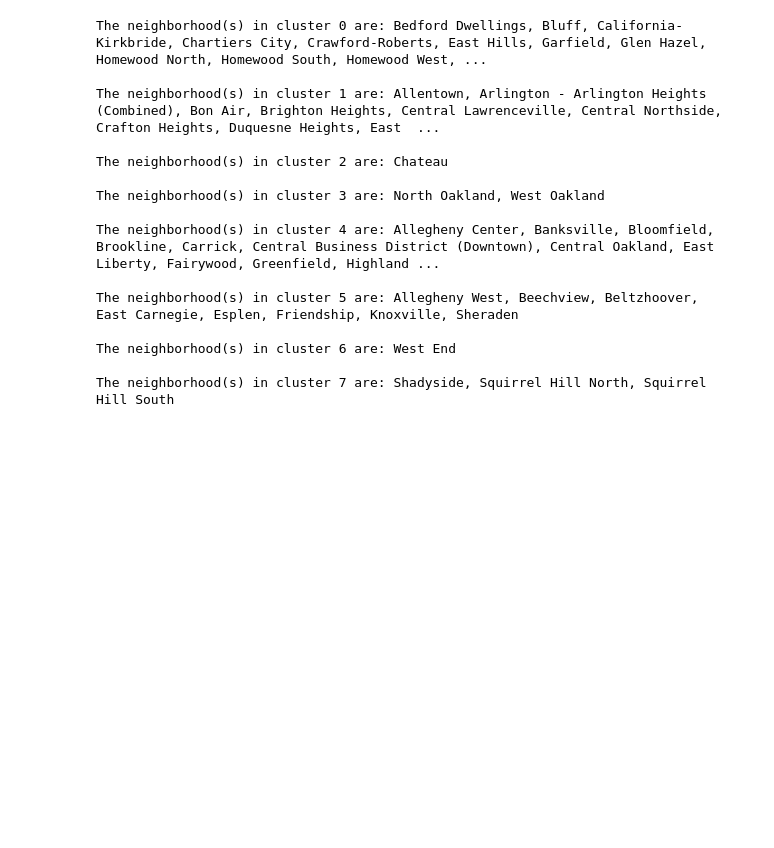
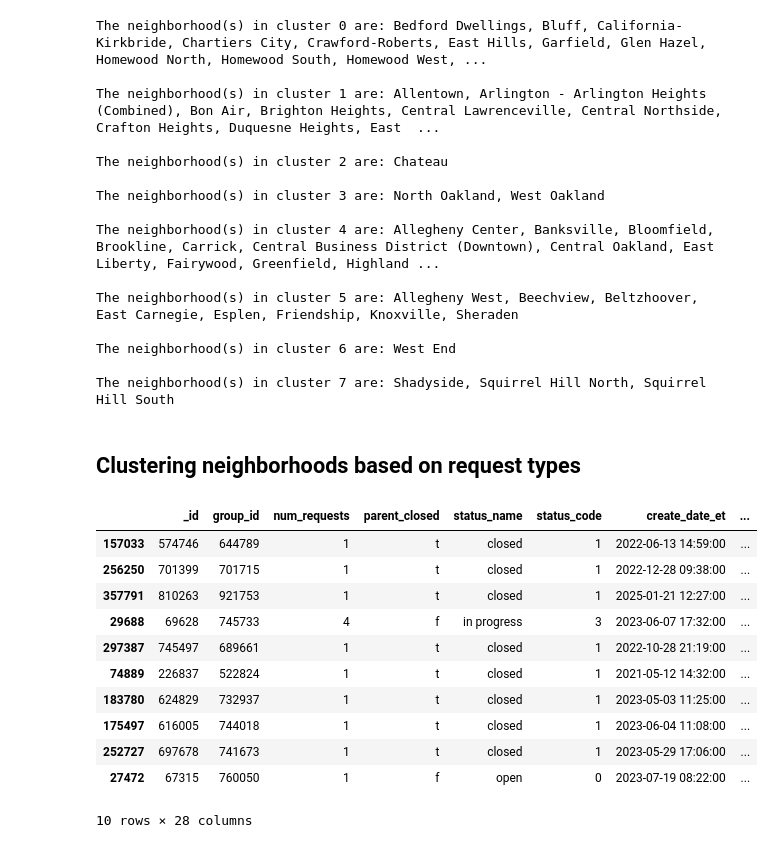
Before and after one commit to kanikaselva/311analysis, a Jupyter notebook: Analysis/3. NeighborhoodAnalysis.ipynb, the cells around one changed output. Drawn from its saved outputs; the diff is of its cells as text; code cells hidden in the pictures; blank space fills up the shorter version.

Commit message:
Final Neighborhood Analysis

```diff
--- a/Analysis/3. NeighborhoodAnalysis.ipynb
+++ b/Analysis/3. NeighborhoodAnalysis.ipynb
@@ -339,3 +345,24 @@ The neighborhood(s) in cluster 5 are: Allegheny West, Beechview, Beltzhoover, Ea
 The neighborhood(s) in cluster 6 are: West End
 
 The neighborhood(s) in cluster 7 are: Shadyside, Squirrel Hill North, Squirrel Hill South
+# %% [markdown]
+## Clustering neighborhoods based on request types
+# %%
+# Read in cleaned data (not one-hot encoded) and group based on cluster
+
+df = pd.read_csv('../Data/IntermediateCleanedData_311_Dataset.csv')
+# %%
+df.sample(10)
+# %% [output]
+|  | _id | group_id | num_requests | parent_closed | status_name | status_code | create_date_et | ... |
+| 157033 | 574746 | 644789 | 1 | t | closed | 1 | 2022-06-13 14:59:00 | ... |
+| 256250 | 701399 | 701715 | 1 | t | closed | 1 | 2022-12-28 09:38:00 | ... |
+| 357791 | 810263 | 921753 | 1 | t | closed | 1 | 2025-01-21 12:27:00 | ... |
+| 29688 | 69628 | 745733 | 4 | f | in progress | 3 | 2023-06-07 17:32:00 | ... |
+| 297387 | 745497 | 689661 | 1 | t | closed | 1 | 2022-10-28 21:19:00 | ... |
+| 74889 | 226837 | 522824 | 1 | t | closed | 1 | 2021-05-12 14:32:00 | ... |
+| 183780 | 624829 | 732937 | 1 | t | closed | 1 | 2023-05-03 11:25:00 | ... |
+| 175497 | 616005 | 744018 | 1 | t | closed | 1 | 2023-06-04 11:08:00 | ... |
+| 252727 | 697678 | 741673 | 1 | t | closed | 1 | 2023-05-29 17:06:00 | ... |
+| 27472 | 67315 | 760050 | 1 | f | open | 0 | 2023-07-19 08:22:00 | ... |
+10 rows × 28 columns
```
Also changed, not shown: parts of 11 cells of this notebook.
